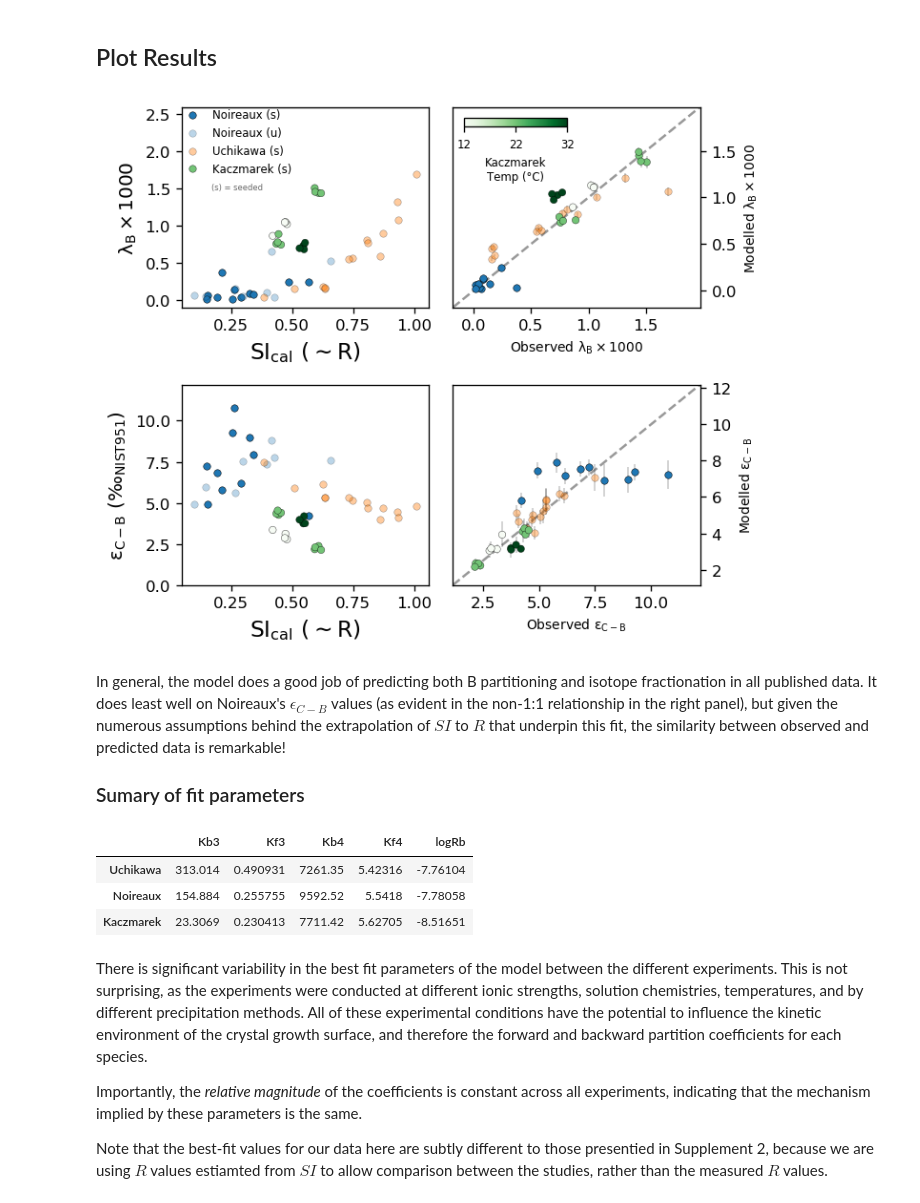
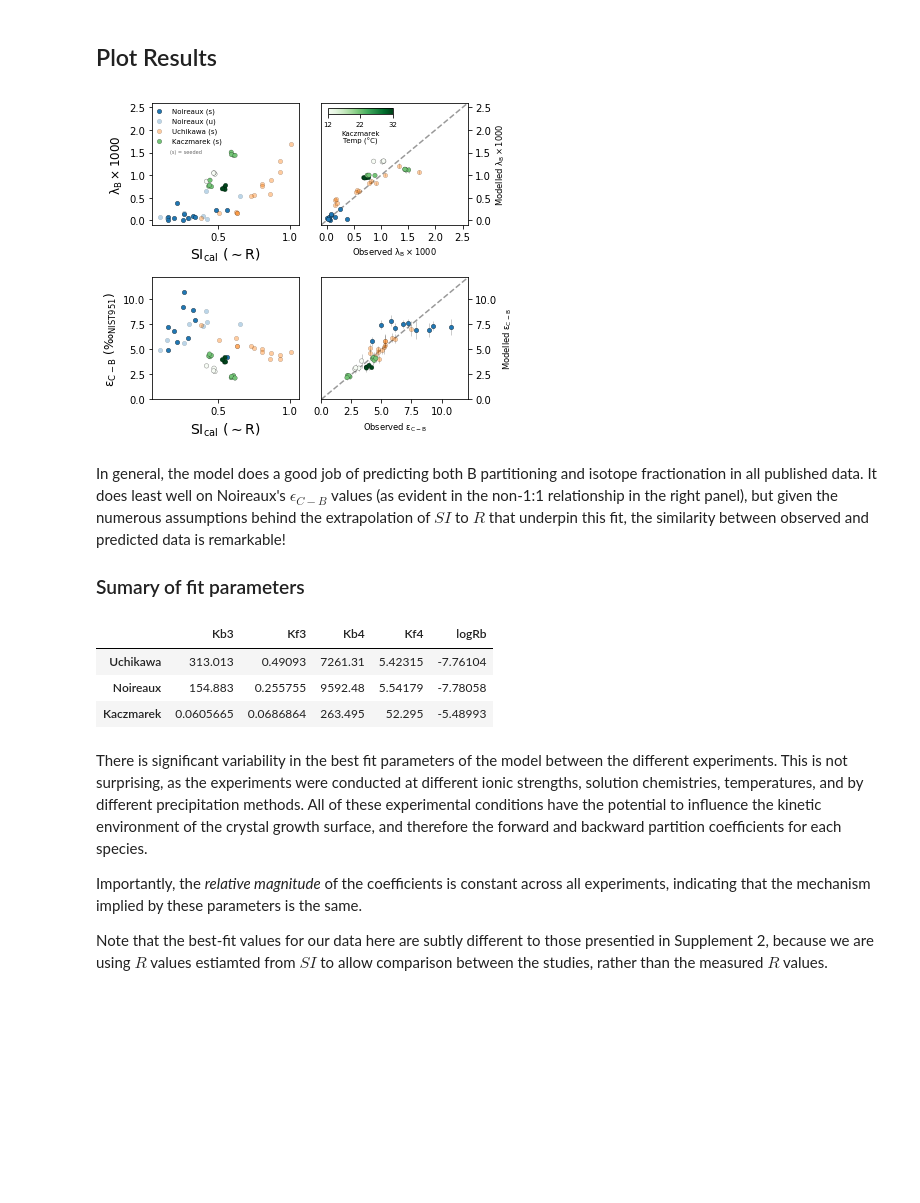
Before and after one commit to oscarbranson/Farmer_2018_Supplement, a Jupyter notebook: Model Application to Other Precipitates.ipynb, the cells around one changed output. Saved outputs shown, nothing was run; the diff lists cells and outputs as text; code cells hidden in the pictures; blank space fills up the shorter version.

```diff
--- a/Model Application to Other Precipitates.ipynb
+++ b/Model Application to Other Precipitates.ipynb
@@ -356,0 +357,9 @@ _ = model_vs_data(fit.x, rds, exp=exp, xvar=('Solid', 'log_calc_R'), Rvar=('Soli
+# %%
+initial_guess = (2000, 200, 1.01, 1, -6.22)
+
+fit = opt.minimize(fitfn_single_species_R, x0=initial_guess,
+                   method='Powell', options={'maxiter': 2000, 'disp': True},
+                   args=(Rp, rL4, B_DIC, dBO4,
+                         LambdaB, EpsilonB, 1, 1, lambda_bias))
+
+pred = predfn_single_species_R(*fit.x, Rp, rL4, B_DIC, dBO4)
@@ -532,39 +570,48 @@ iax.set_ylim(0, 12.2)
 cax.text(0.12, 0.62, '(s) = seeded', va='top', ha='left', transform=cax.transAxes, color=(0,0,0,0.6), fontsize=5)
 
 cmx = fig.add_axes([.545, .93, .15, .015])
 cb = plt.colorbar(cm, cax=cmx, orientation='horizontal')
 cb.set_label('Kaczmarek\nTemp (°C)', fontsize=7)
 cb.set_ticks(rd.loc[slc, ('Solution', 'Temp (°C)')].unique())
 cb.ax.tick_params(labelsize=7)
 
+rcax.set_xlim(cax.get_ylim())
+rcax.set_ylim(cax.get_ylim())
+rcax.set_xticks([0, .5, 1, 1.5, 2, 2.5])
+
+riax.set_xlim(iax.get_ylim())
+riax.set_ylim(iax.get_ylim())
+riax.set_xticks([0, 2.5, 5, 7.5, 10])
+
 for rx in [rcax, riax]:
-    lims = np.concatenate([rx.get_xlim(), rx.get_ylim()])
-    rxlim = [lims.min() - 0.05 * lims.ptp(), lims.max() + 0.1 * lims.ptp()]
-    rx.set_xlim(rxlim)
-    rx.set_ylim(rxlim)
-    rx.plot(rxlim, rxlim, color=(0,0,0,0.4), ls='dashed', zorder=-1)
+#     lims = np.concatenate([rx.get_xlim(), rx.get_ylim()])
+#     rxlim = [lims.min() - 0.05 * lims.ptp(), lims.max() + 0.1 * lims.ptp()]
+#     rx.set_xlim(rxlim)
+#     rx.set_ylim(rxlim)
+    lims = rx.get_xlim()
+    rx.plot(lims, lims, color=(0,0,0,0.4), ls='dashed', zorder=-1)
     rx.yaxis.tick_right()
     rx.yaxis.set_label_position('right')
 
 
 # cax.legend()
 cax.set_ylabel('$\lambda_B \\times 1000$', fontsize=12)
 iax.set_ylabel('$\epsilon_{C-B}\ (\u2030_{NIST951})$', fontsize=12)
 
 iax.set_xlabel('$SI_{cal}\ (\sim R)$', fontsize=14)
 cax.set_xlabel('$SI_{cal}\ (\sim R)$', fontsize=14)
 
 rcax.set_xlabel('Observed $\lambda_B \\times 1000$')
 rcax.set_ylabel('Modelled $\lambda_B \\times 1000$')
 
 riax.set_xlabel('Observed $\epsilon_{C-B}$')
 riax.set_ylabel('Modelled $\epsilon_{C-B}$')
 
 fig.tight_layout()
 
 fig.savefig('../../Figures/Fig6-SI-plot.pdf')
 # %% [output]
-[figure, old version]
+[figure, new version]
 # %% [markdown]
 In general, the model does a good job of predicting both B partitioning and isotope fractionation in all published data. It does least well on Noireaux's $\epsilon_{C-B}$ values (as evident in the non-1:1 relationship in the right panel), but given the numerous assumptions behind the extrapolation of $SI$ to $R$ that underpin this fit, the similarity between observed and predicted data is remarkable!
 
@@ -579,9 +626,9 @@ for k, v in fits.items():
 params
 # %% [output]
 |  | Kb3 | Kf3 | Kb4 | Kf4 | logRb |
-| Uchikawa | 313.014 | 0.490931 | 7261.35 | 5.42316 | -7.76104 |
-| Noireaux | 154.884 | 0.255755 | 9592.52 | 5.5418 | -7.78058 |
-| Kaczmarek | 23.3069 | 0.230413 | 7711.42 | 5.62705 | -8.51651 |
+| Uchikawa | 313.013 | 0.49093 | 7261.31 | 5.42315 | -7.76104 |
+| Noireaux | 154.883 | 0.255755 | 9592.48 | 5.54179 | -7.78058 |
+| Kaczmarek | 0.0605665 | 0.0686864 | 263.495 | 52.295 | -5.48993 |
 # %% [markdown]
 There is significant variability in the best fit parameters of the model between the different experiments. This is not surprising, as the experiments were conducted at different ionic strengths, solution chemistries, temperatures, and by different precipitation methods. All of these experimental conditions have the potential to influence the kinetic environment of the crystal growth surface, and therefore the forward and backward partition coefficients for each species.
 
```
Also changed, not shown: parts of 11 cells of this notebook.
